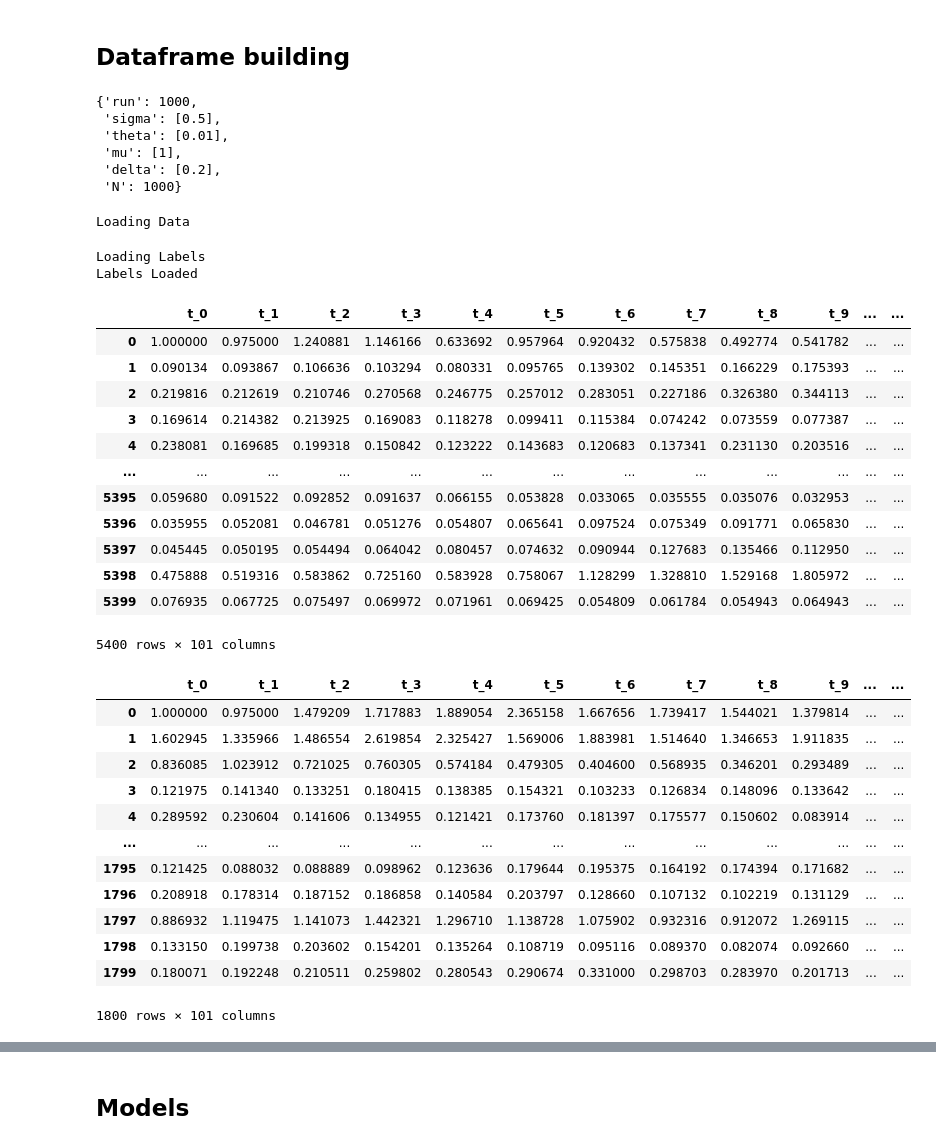
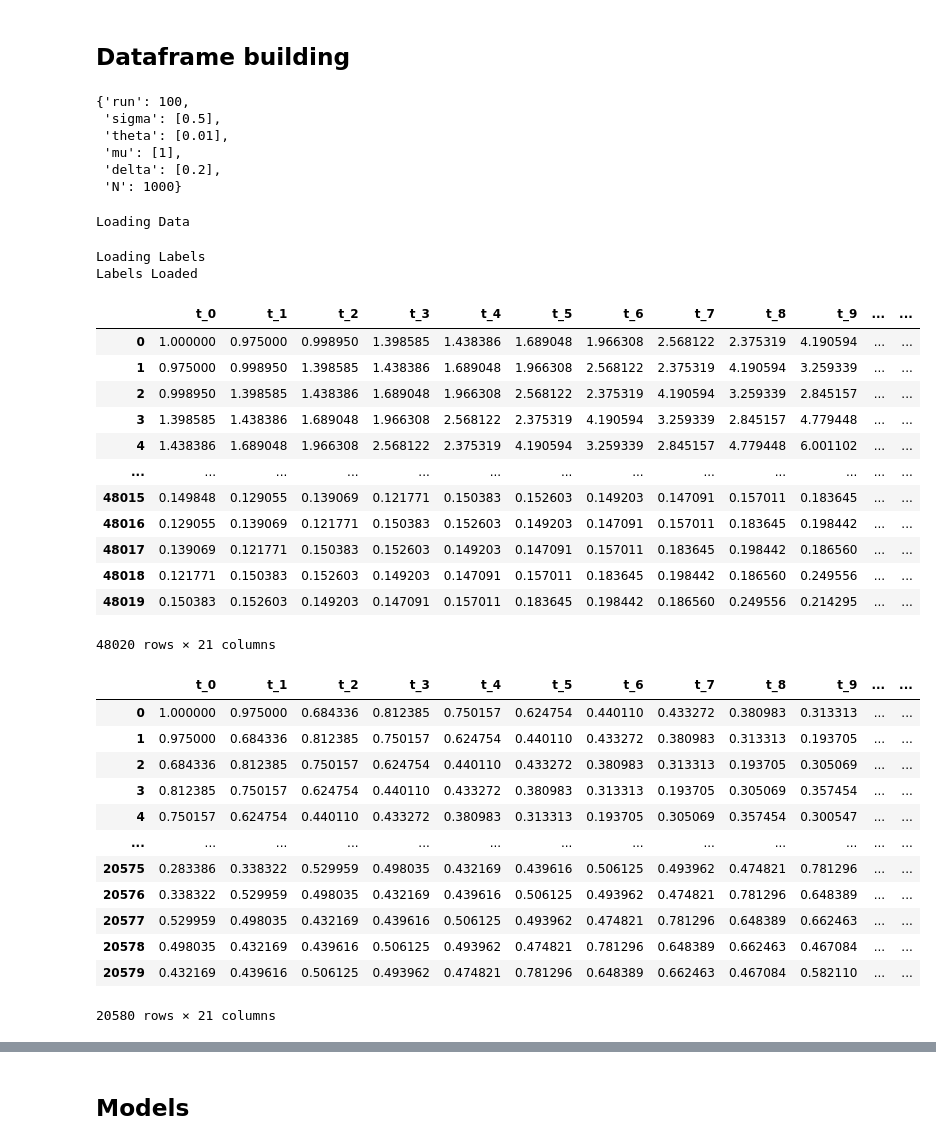
Before and after one commit to falric05/AII-Flare-prediction, a Jupyter notebook: notebooks/AI_ind_models.ipynb, the cells around one changed output, grey strips where cells are left out. Cells and saved outputs as stored; diff of their text form; code cells hidden in the pictures.

```diff
--- a/notebooks/AI_ind_models.ipynb
+++ b/notebooks/AI_ind_models.ipynb
@@ -55,11 +47,11 @@ To enable them in other operations, rebuild TensorFlow with the appropriate comp
 ## Dataframe building
 # %%
 # TO DO: sostituire tutte le seguenti celle con la funzione di Davide per creare il dataframe con cui traineremo tutti i modelli
-data_loader = ClassificationDataLoader(run=1000, N=1000, s=0.5, t=0.01, d=0.2, m=1, override=True)
+data_loader = ClassificationDataLoader(run=100, N=1000, s=0.5, t=0.01, d=0.2, m=1, override=True)
 params = data_loader.get_params()
 params
 # %% [output]
-{'run': 1000,
+{'run': 100,
  'sigma': [0.5],
  'theta': [0.01],
  'mu': [1],
@@ -73,50 +65,51 @@ Loading Labels
 Labels Loaded
 # %%
 bindexes = data_loader.get_standard_indexes()
+
 dataset_split_params = {
-    'window_size': 100, # how large is the window
-    'overlap_size': 0, # how many time interval of overlap there is between the windows
+    'window_size': 20, # how large is the window
+    'overlap_size': 19, # how many time interval of overlap there is between the windows
     'label_treshold': 1, # how many labels have to be at 1 in the window_size to consider the current window as a flare
     'split_on_run': True, # if True the windows of a run cannot be on different sets
     'shuffle_run': False, # if True shuffles the order of the runs before computing the windows
     'shuffle_window': False, # if True shuffles the order of the windows in the resulting dataframes
-    'test_size': 0.2, # size of the test set expressed in percentage
+    'test_size': 0.3, # size of the test set expressed in percentage
     'val_size': 0.2, # size of the validation set expressed in percentage, considered only if get_validation is True
     'get_validation': True, # if True the output would be train,val,test set, otherwise it would be train,test
     'random_state': 42 # sets the seed for reproducibility
 }
 df_train, df_val, df_test = get_dataset_split(Xs, best_labels, bindexes, **dataset_split_params)
 df_train
 # %% [output]
 |  | t_0 | t_1 | t_2 | t_3 | t_4 | t_5 | t_6 | t_7 | t_8 | t_9 | ... | ... |
-| 0 | 1.000000 | 0.975000 | 1.240881 | 1.146166 | 0.633692 | 0.957964 | 0.920432 | 0.575838 | 0.492774 | 0.541782 | ... | ... |
-| 1 | 0.090134 | 0.093867 | 0.106636 | 0.103294 | 0.080331 | 0.095765 | 0.139302 | 0.145351 | 0.166229 | 0.175393 | ... | ... |
-| 2 | 0.219816 | 0.212619 | 0.210746 | 0.270568 | 0.246775 | 0.257012 | 0.283051 | 0.227186 | 0.326380 | 0.344113 | ... | ... |
-| 3 | 0.169614 | 0.214382 | 0.213925 | 0.169083 | 0.118278 | 0.099411 | 0.115384 | 0.074242 | 0.073559 | 0.077387 | ... | ... |
-| 4 | 0.238081 | 0.169685 | 0.199318 | 0.150842 | 0.123222 | 0.143683 | 0.120683 | 0.137341 | 0.231130 | 0.203516 | ... | ... |
+| 0 | 1.000000 | 0.975000 | 0.998950 | 1.398585 | 1.438386 | 1.689048 | 1.966308 | 2.568122 | 2.375319 | 4.190594 | ... | ... |
+| 1 | 0.975000 | 0.998950 | 1.398585 | 1.438386 | 1.689048 | 1.966308 | 2.568122 | 2.375319 | 4.190594 | 3.259339 | ... | ... |
+| 2 | 0.998950 | 1.398585 | 1.438386 | 1.689048 | 1.966308 | 2.568122 | 2.375319 | 4.190594 | 3.259339 | 2.845157 | ... | ... |
+| 3 | 1.398585 | 1.438386 | 1.689048 | 1.966308 | 2.568122 | 2.375319 | 4.190594 | 3.259339 | 2.845157 | 4.779448 | ... | ... |
+| 4 | 1.438386 | 1.689048 | 1.966308 | 2.568122 | 2.375319 | 4.190594 | 3.259339 | 2.845157 | 4.779448 | 6.001102 | ... | ... |
 | ... | ... | ... | ... | ... | ... | ... | ... | ... | ... | ... | ... | ... |
-| 5395 | 0.059680 | 0.091522 | 0.092852 | 0.091637 | 0.066155 | 0.053828 | 0.033065 | 0.035555 | 0.035076 | 0.032953 | ... | ... |
-| 5396 | 0.035955 | 0.052081 | 0.046781 | 0.051276 | 0.054807 | 0.065641 | 0.097524 | 0.075349 | 0.091771 | 0.065830 | ... | ... |
-| 5397 | 0.045445 | 0.050195 | 0.054494 | 0.064042 | 0.080457 | 0.074632 | 0.090944 | 0.127683 | 0.135466 | 0.112950 | ... | ... |
-| 5398 | 0.475888 | 0.519316 | 0.583862 | 0.725160 | 0.583928 | 0.758067 | 1.128299 | 1.328810 | 1.529168 | 1.805972 | ... | ... |
-| 5399 | 0.076935 | 0.067725 | 0.075497 | 0.069972 | 0.071961 | 0.069425 | 0.054809 | 0.061784 | 0.054943 | 0.064943 | ... | ... |
+| 48015 | 0.149848 | 0.129055 | 0.139069 | 0.121771 | 0.150383 | 0.152603 | 0.149203 | 0.147091 | 0.157011 | 0.183645 | ... | ... |
+| 48016 | 0.129055 | 0.139069 | 0.121771 | 0.150383 | 0.152603 | 0.149203 | 0.147091 | 0.157011 | 0.183645 | 0.198442 | ... | ... |
+| 48017 | 0.139069 | 0.121771 | 0.150383 | 0.152603 | 0.149203 | 0.147091 | 0.157011 | 0.183645 | 0.198442 | 0.186560 | ... | ... |
+| 48018 | 0.121771 | 0.150383 | 0.152603 | 0.149203 | 0.147091 | 0.157011 | 0.183645 | 0.198442 | 0.186560 | 0.249556 | ... | ... |
+| 48019 | 0.150383 | 0.152603 | 0.149203 | 0.147091 | 0.157011 | 0.183645 | 0.198442 | 0.186560 | 0.249556 | 0.214295 | ... | ... |
-5400 rows × 101 columns
+48020 rows × 21 columns
 # %%
 df_val
 # %% [output]
 |  | t_0 | t_1 | t_2 | t_3 | t_4 | t_5 | t_6 | t_7 | t_8 | t_9 | ... | ... |
-| 0 | 1.000000 | 0.975000 | 1.479209 | 1.717883 | 1.889054 | 2.365158 | 1.667656 | 1.739417 | 1.544021 | 1.379814 | ... | ... |
-| 1 | 1.602945 | 1.335966 | 1.486554 | 2.619854 | 2.325427 | 1.569006 | 1.883981 | 1.514640 | 1.346653 | 1.911835 | ... | ... |
-| 2 | 0.836085 | 1.023912 | 0.721025 | 0.760305 | 0.574184 | 0.479305 | 0.404600 | 0.568935 | 0.346201 | 0.293489 | ... | ... |
-| 3 | 0.121975 | 0.141340 | 0.133251 | 0.180415 | 0.138385 | 0.154321 | 0.103233 | 0.126834 | 0.148096 | 0.133642 | ... | ... |
-| 4 | 0.289592 | 0.230604 | 0.141606 | 0.134955 | 0.121421 | 0.173760 | 0.181397 | 0.175577 | 0.150602 | 0.083914 | ... | ... |
+| 0 | 1.000000 | 0.975000 | 0.684336 | 0.812385 | 0.750157 | 0.624754 | 0.440110 | 0.433272 | 0.380983 | 0.313313 | ... | ... |
+| 1 | 0.975000 | 0.684336 | 0.812385 | 0.750157 | 0.624754 | 0.440110 | 0.433272 | 0.380983 | 0.313313 | 0.193705 | ... | ... |
+| 2 | 0.684336 | 0.812385 | 0.750157 | 0.624754 | 0.440110 | 0.433272 | 0.380983 | 0.313313 | 0.193705 | 0.305069 | ... | ... |
+| 3 | 0.812385 | 0.750157 | 0.624754 | 0.440110 | 0.433272 | 0.380983 | 0.313313 | 0.193705 | 0.305069 | 0.357454 | ... | ... |
+| 4 | 0.750157 | 0.624754 | 0.440110 | 0.433272 | 0.380983 | 0.313313 | 0.193705 | 0.305069 | 0.357454 | 0.300547 | ... | ... |
 | ... | ... | ... | ... | ... | ... | ... | ... | ... | ... | ... | ... | ... |
-| 1795 | 0.121425 | 0.088032 | 0.088889 | 0.098962 | 0.123636 | 0.179644 | 0.195375 | 0.164192 | 0.174394 | 0.171682 | ... | ... |
-| 1796 | 0.208918 | 0.178314 | 0.187152 | 0.186858 | 0.140584 | 0.203797 | 0.128660 | 0.107132 | 0.102219 | 0.131129 | ... | ... |
-| 1797 | 0.886932 | 1.119475 | 1.141073 | 1.442321 | 1.296710 | 1.138728 | 1.075902 | 0.932316 | 0.912072 | 1.269115 | ... | ... |
-| 1798 | 0.133150 | 0.199738 | 0.203602 | 0.154201 | 0.135264 | 0.108719 | 0.095116 | 0.089370 | 0.082074 | 0.092660 | ... | ... |
-| 1799 | 0.180071 | 0.192248 | 0.210511 | 0.259802 | 0.280543 | 0.290674 | 0.331000 | 0.298703 | 0.283970 | 0.201713 | ... | ... |
+| 20575 | 0.283386 | 0.338322 | 0.529959 | 0.498035 | 0.432169 | 0.439616 | 0.506125 | 0.493962 | 0.474821 | 0.781296 | ... | ... |
+| 20576 | 0.338322 | 0.529959 | 0.498035 | 0.432169 | 0.439616 | 0.506125 | 0.493962 | 0.474821 | 0.781296 | 0.648389 | ... | ... |
+| 20577 | 0.529959 | 0.498035 | 0.432169 | 0.439616 | 0.506125 | 0.493962 | 0.474821 | 0.781296 | 0.648389 | 0.662463 | ... | ... |
+| 20578 | 0.498035 | 0.432169 | 0.439616 | 0.506125 | 0.493962 | 0.474821 | 0.781296 | 0.648389 | 0.662463 | 0.467084 | ... | ... |
+| 20579 | 0.432169 | 0.439616 | 0.506125 | 0.493962 | 0.474821 | 0.781296 | 0.648389 | 0.662463 | 0.467084 | 0.582110 | ... | ... |
-1800 rows × 101 columns
+20580 rows × 21 columns
 # %%
 df_test
 # %% [output]
```
Also changed, not shown: parts of 20 cells of this notebook.
